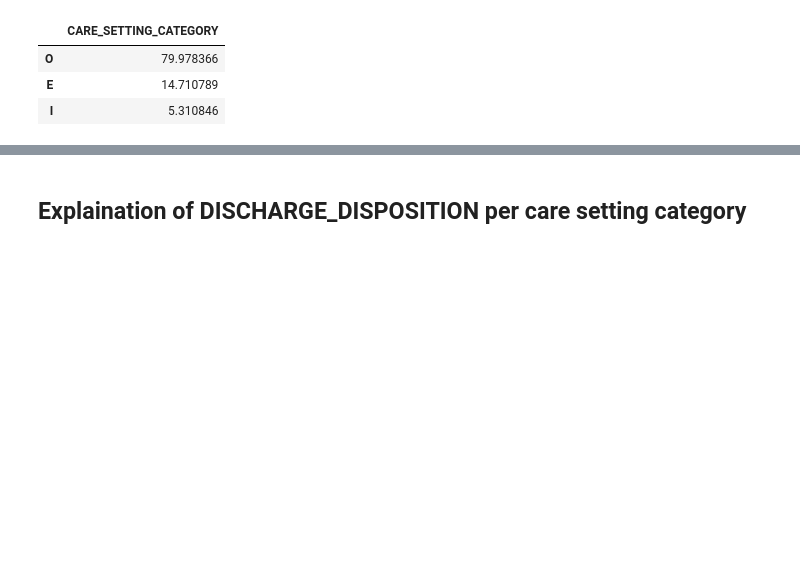
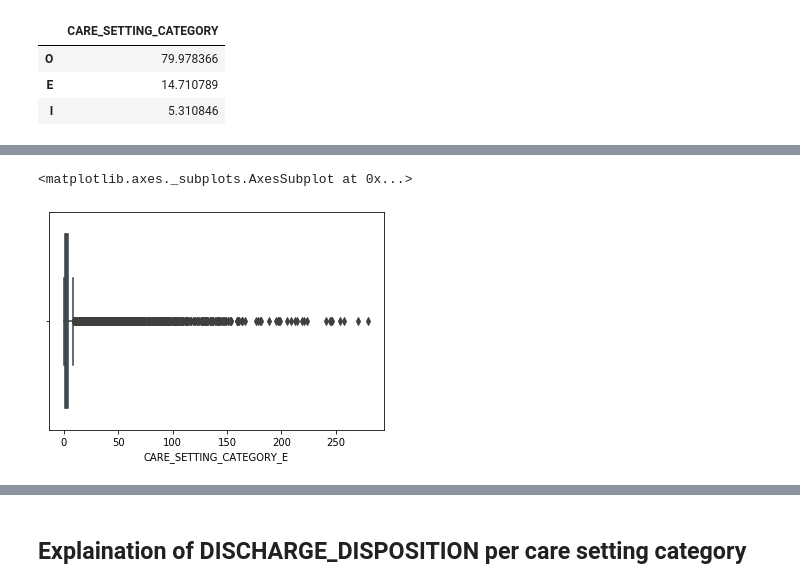
Before and after one commit to mkraunak/Predictive_Analytics-in-HealthCare, a Jupyter notebook: Data merging and cleaning task-RA.ipynb, the cells around one changed output, grey strips where cells are left out. Cells and saved outputs as stored; diff of their text form; code cells hidden in the pictures; blank space fills up the shorter version.

```diff
--- a/Data merging and cleaning task-RA.ipynb
+++ b/Data merging and cleaning task-RA.ipynb
@@ -73,0 +108,2 @@ dfObj = pd.DataFrame(j, columns=['PATIENT_ID', 'ADMIT_DATE', 'DISCHARGE_DATE'])
+# %%
+df_new_sort['grp_date'] = df_new_sort.ADMIT_DATE.diff().dt.days.ne(1).cumsum()
@@ -73,0 +152,2 @@ dfObj = pd.DataFrame(j, columns=['PATIENT_ID', 'ADMIT_DATE', 'DISCHARGE_DATE'])
+# %%
+df_new_sort = df_new_sort.drop_duplicates(subset=['grp_date'])
@@ -410,0 +574,5 @@ df1
+# %%
+y = pd.get_dummies(df_new_sort,columns = ['CARE_SETTING_CATEGORY'])
+# %%
+k_df=y.groupby(['PATIENT_ID']).sum()
+k_df=k_df.reset_index()
@@ -410,0 +624,5 @@ df1
+# %%
+sns.boxplot(x=k_df['CARE_SETTING_CATEGORY_E'])
+# %% [output]
+<matplotlib.axes._subplots.AxesSubplot at 0x...>
+[figure, added]
```
Also changed, not shown: parts of 68 cells of this notebook.
